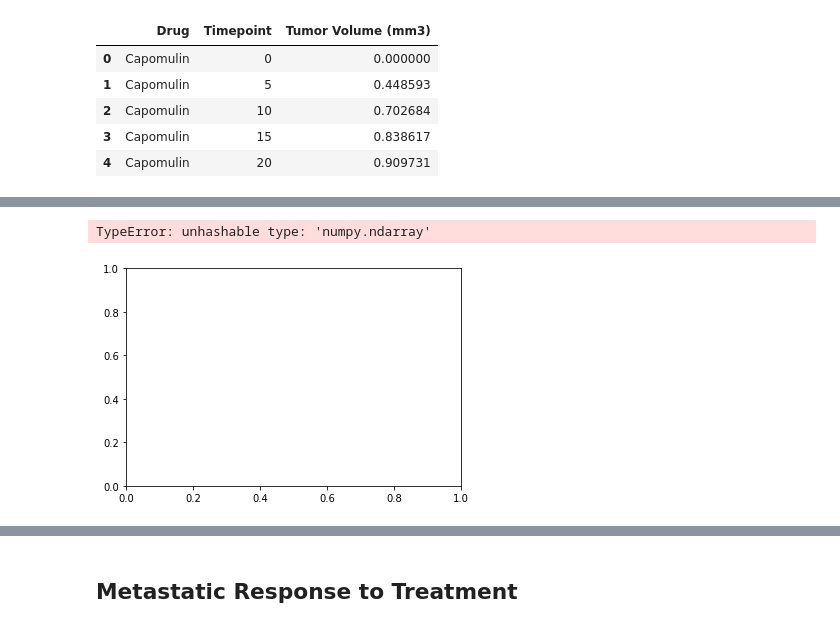
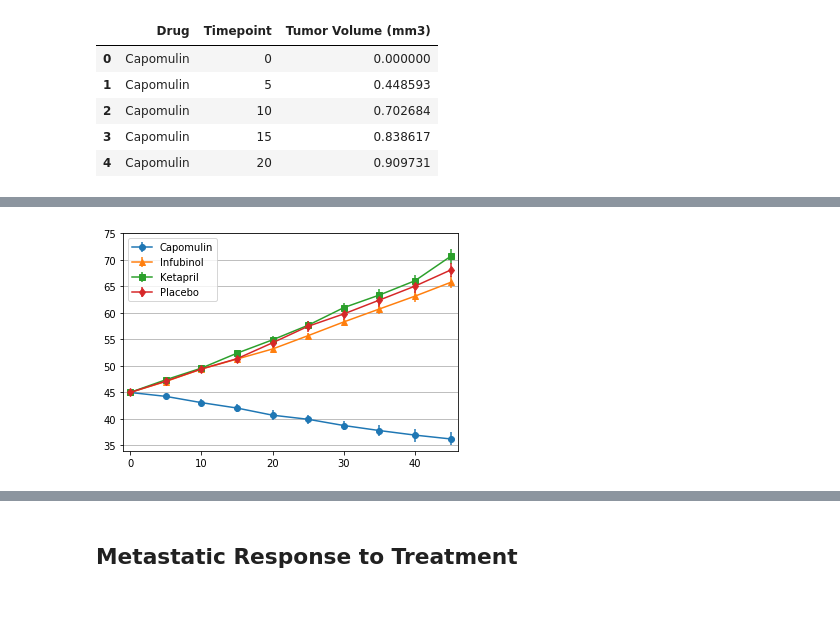
Before and after one commit to luluxu9466/FXu_GW_HW5_Matplotlib, a Jupyter notebook: Pymaceuticals/pymaceuticals_starter.ipynb, the cells around one changed output, grey strips where cells are left out. Saved outputs shown, nothing was run; the diff lists cells and outputs as text; code cells hidden in the pictures.

```diff
--- a/Pymaceuticals/pymaceuticals_starter.ipynb
+++ b/Pymaceuticals/pymaceuticals_starter.ipynb
@@ -97,6 +69,9 @@ se.head()
 # %%
 # Minor Data Munging to Re-Format the Data Frames
-means.head()
+pivot = means.pivot(index = "Timepoint",
+           columns = "Drug",
+           values = "Tumor Volume (mm3)")
 
 # Preview that Reformatting worked
+pivot.head()
 # %% [output]
@@ -118,21 +85,24 @@ means.head()
 # %%
 # Generate the Plot (with Error Bars)
 
-x_axis = group_df["Timepoint"]
+x_axis = pivot.index
+x_axis
 
 fig, ax = plt.subplots()
+marker = ["o", "^", "s", "d"]
 
-ax.errorbar(x_axis, means, standard_errors, fmt="o")
+drugs_to_show = ["Capomulin", "Infubinol", "Ketapril", "Placebo"]
 
-ax.set_xlim(-1, len(samples) + 1)
+for drug in drugs_to_show:
+    ax.errorbar(x_axis, pivot[drug], standard_errors[drug], marker=marker[drugs_to_show.index(drug)])
 
-ax.set_xlabel("Sample Number")
-ax.set_ylabel("Proportion of People Voting Republican")
+ax.legend(drugs_to_show)
+ax.set_xlim(-1, max(x_axis) + 1)
+ax.set_ylim(34, 75)
 
-# Save the Figure
+ax.yaxis.grid()
 # %% [output]
-TypeError: unhashable type: 'numpy.ndarray'
-[figure, old version]
+[figure, new version]
 # %%
 # Show the Figure
 plt.show()
```
Also changed, not shown: parts of 10 cells of this notebook.
